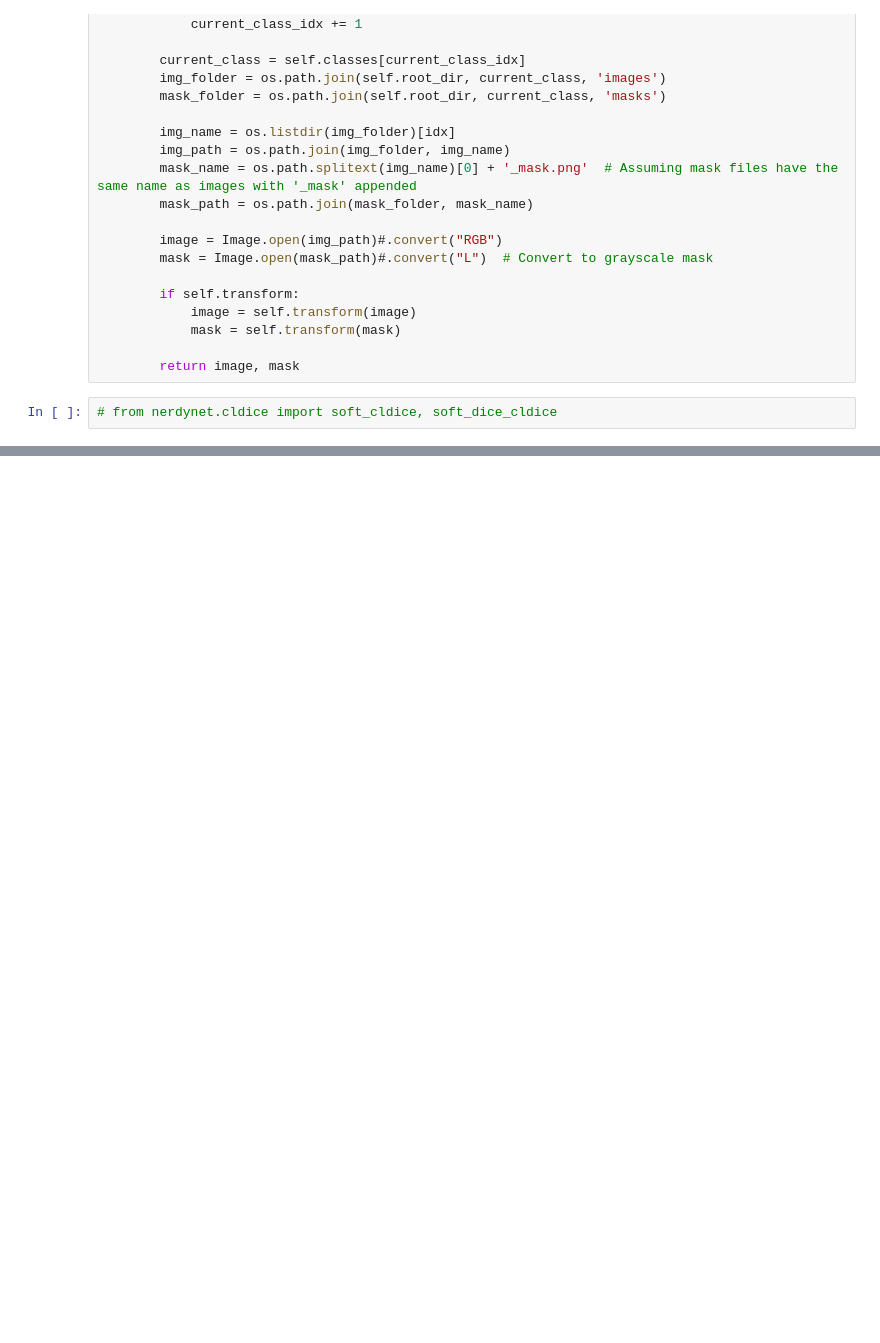
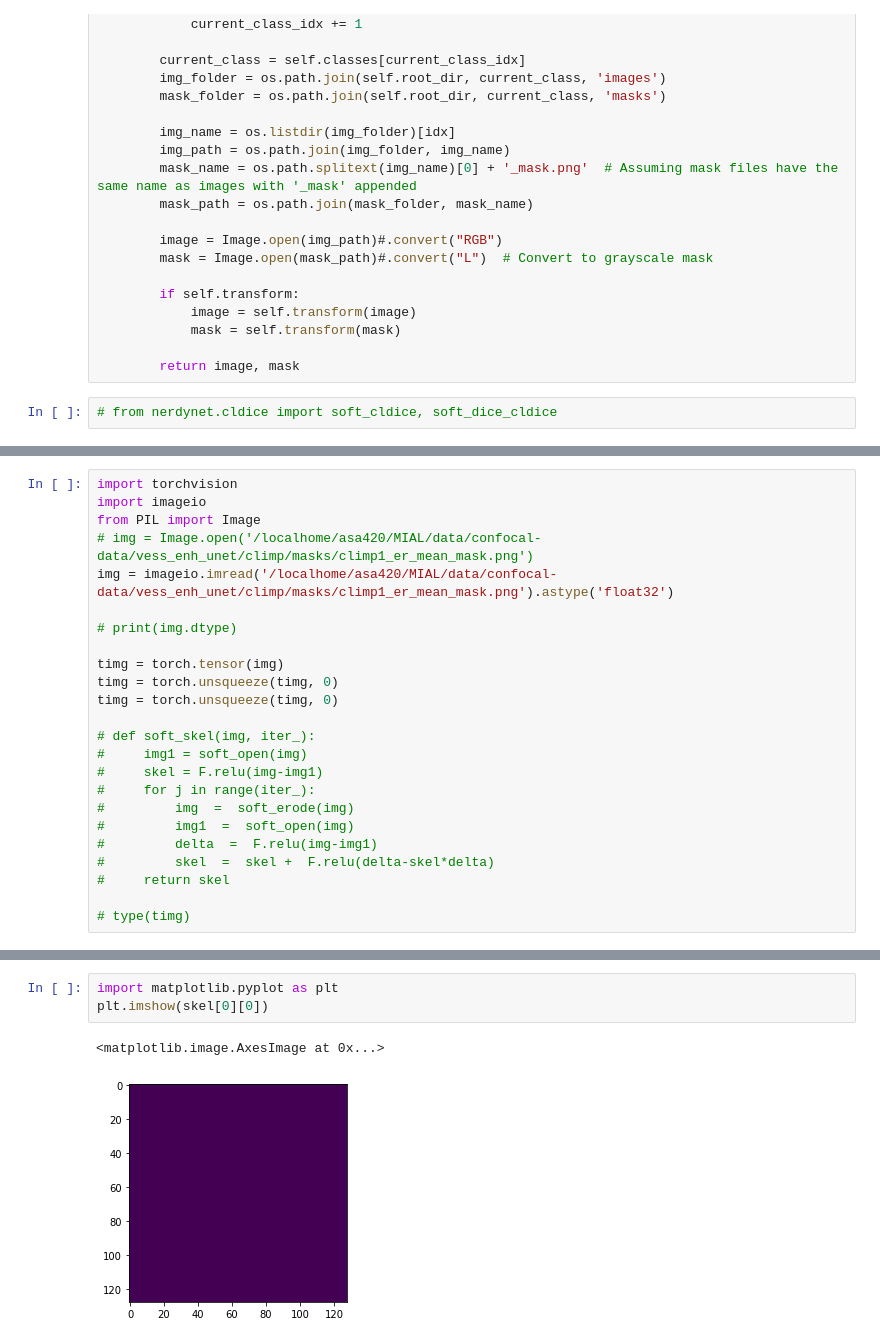
Before and after one commit to kiryteo/ER-Analysis-scripts, a Jupyter notebook: src/nw_graph_analysis/ER-seg-clDice.ipynb, the cells around one changed output, grey strips where cells are left out. Cells and saved outputs as stored; diff of their text form; blank space fills up the shorter version.

```diff
--- a/src/nw_graph_analysis/ER-seg-clDice.ipynb
+++ b/src/nw_graph_analysis/ER-seg-clDice.ipynb
@@ -332,0 +375,24 @@ Average Test Loss: 0.0
+# %%
+import torchvision
+import imageio
+from PIL import Image
+# img = Image.open('/localhome/asa420/MIAL/data/confocal-data/vess_enh_unet/climp/masks/climp1_er_mean_mask.png')
+img = imageio.imread('/localhome/asa420/MIAL/data/confocal-data/vess_enh_unet/climp/masks/climp1_er_mean_mask.png').astype('float32')
+
+# print(img.dtype)
+
+timg = torch.tensor(img)
+timg = torch.unsqueeze(timg, 0)
+timg = torch.unsqueeze(timg, 0)
+
+# def soft_skel(img, iter_):
+#     img1 = soft_open(img)
+#     skel = F.relu(img-img1)
+#     for j in range(iter_):
+#         img  =  soft_erode(img)
+#         img1  =  soft_open(img)
+#         delta  =  F.relu(img-img1)
+#         skel  =  skel +  F.relu(delta-skel*delta)
+#     return skel
+
+# type(timg)
@@ -332,0 +423,6 @@ Average Test Loss: 0.0
+# %%
+import matplotlib.pyplot as plt
+plt.imshow(skel[0][0])
+# %% [output]
+<matplotlib.image.AxesImage at 0x...>
+[figure, added]
```
Also changed, not shown: parts of 10 cells of this notebook, 1 other file.
